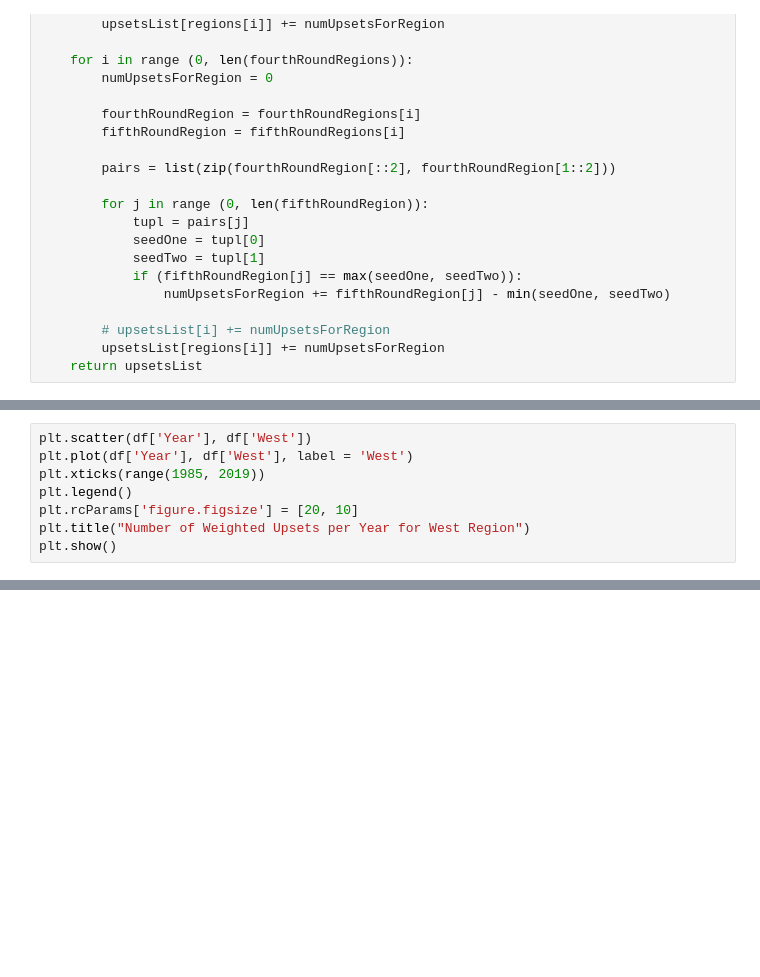
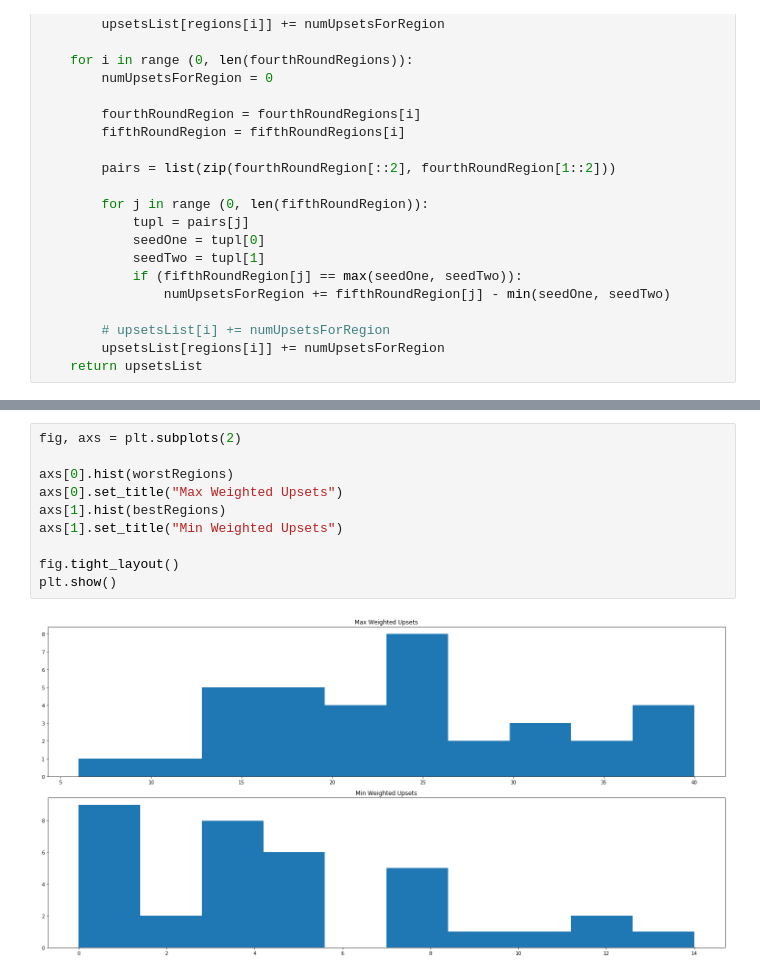
Before and after one commit to ian-ludden/power-model-ncaa, a Jupyter notebook: utils/UpsetGraphs.ipynb, the cells around one changed output, grey strips where cells are left out. Cells and saved outputs as stored; diff of their text form; blank space fills up the shorter version.

```diff
--- a/utils/UpsetGraphs.ipynb
+++ b/utils/UpsetGraphs.ipynb
@@ -540,8 +405,0 @@ plt.show()
-# %%
-plt.scatter(df['Year'], df['West'])
-plt.plot(df['Year'], df['West'], label = 'West')
-plt.xticks(range(1985, 2019))
-plt.legend()
-plt.rcParams['figure.figsize'] = [20, 10]
-plt.title("Number of Weighted Upsets per Year for West Region")
-plt.show()
@@ -600,0 +435,12 @@ plt.show()
+# %%
+fig, axs = plt.subplots(2)
+
+axs[0].hist(worstRegions)
+axs[0].set_title("Max Weighted Upsets")
+axs[1].hist(bestRegions)
+axs[1].set_title("Min Weighted Upsets")
+
+fig.tight_layout()
+plt.show()
+# %% [output]
+[figure, added]
```
Also changed, not shown: parts of 22 cells of this notebook.
